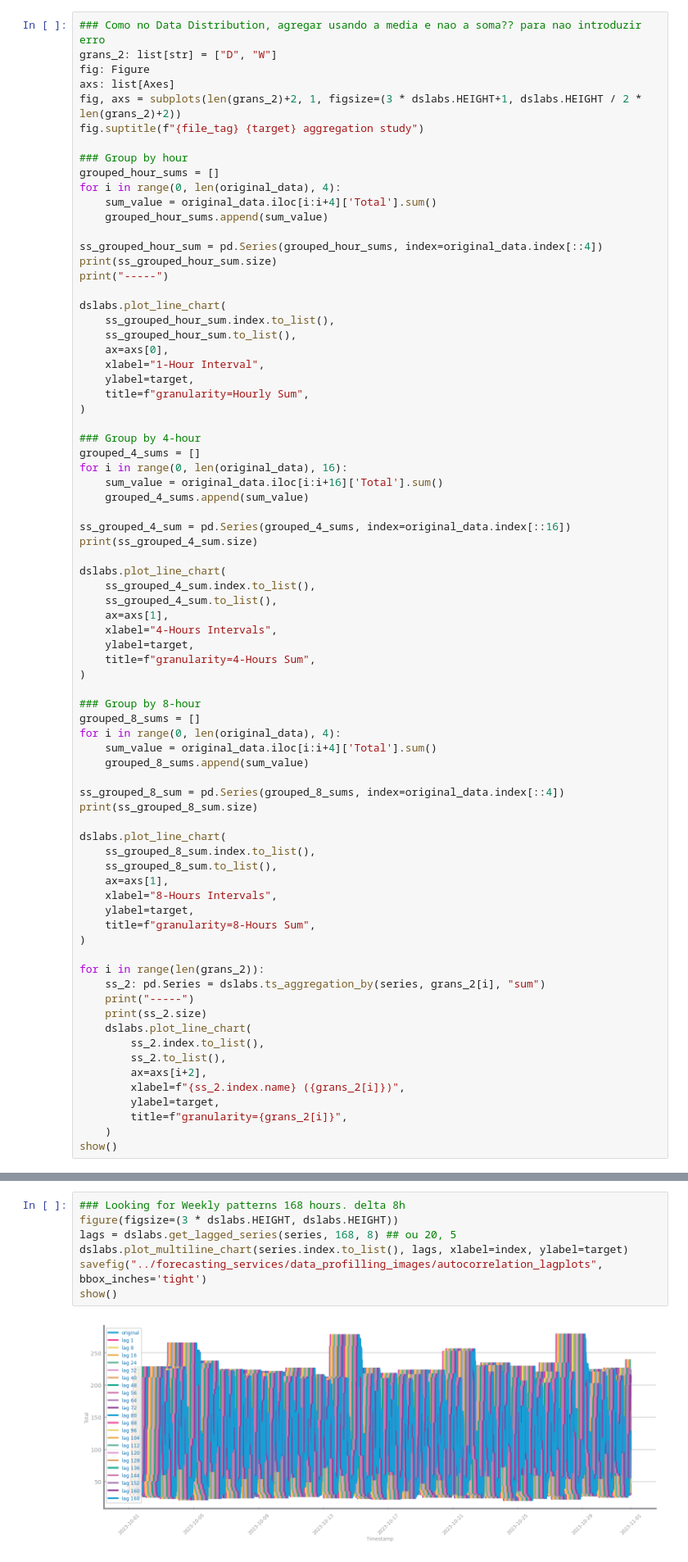
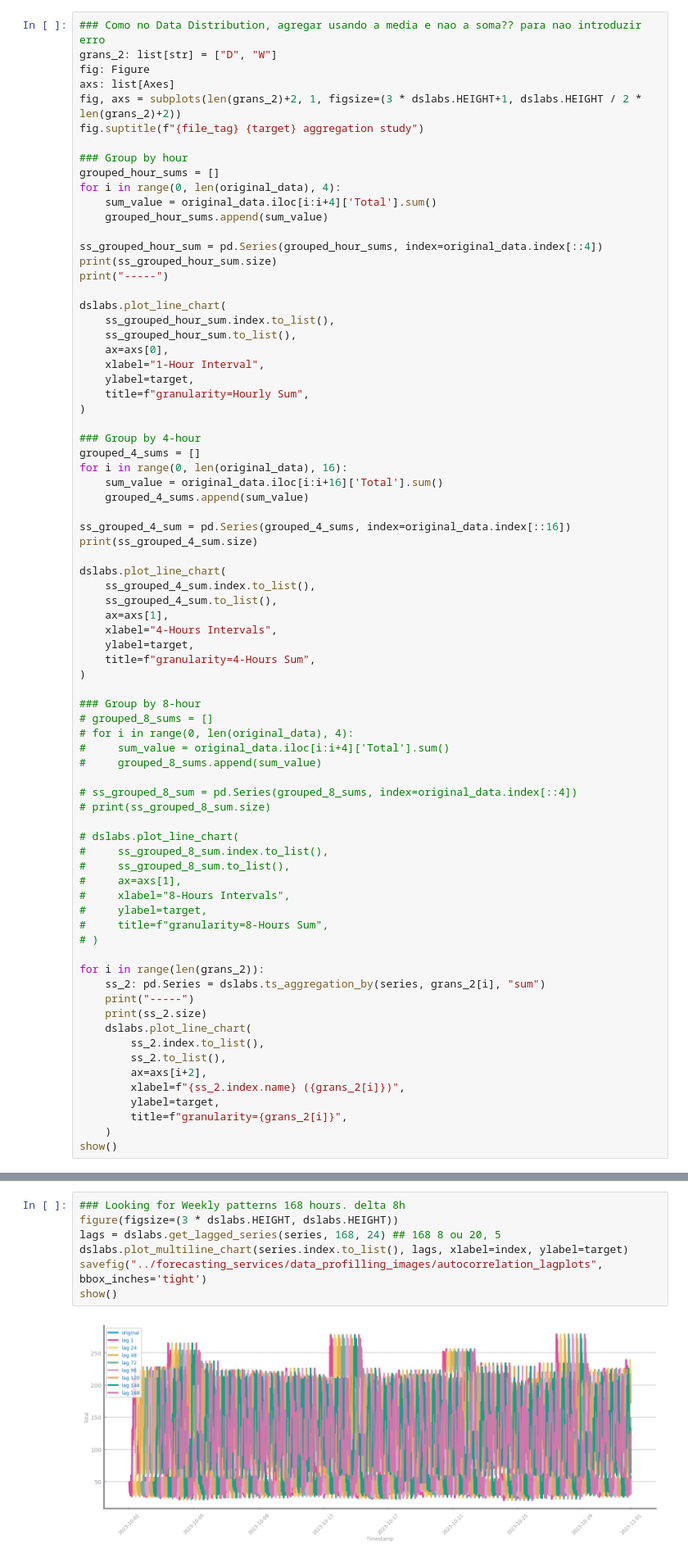
Before and after one commit to franciscoAbreuTecnico/Data-Science-IST, a Jupyter notebook: forecasting_services/data_profilling.ipynb, the cells around one changed output, grey strips where cells are left out. Shown at 82% size. Cells and saved outputs as stored; diff of their text form.

```diff
--- a/forecasting_services/data_profilling.ipynb
+++ b/forecasting_services/data_profilling.ipynb
@@ -201,22 +204,22 @@ dslabs.plot_line_chart(
 )
 
 ### Group by 8-hour
-grouped_8_sums = []
-for i in range(0, len(original_data), 4):
-    sum_value = original_data.iloc[i:i+4]['Total'].sum()
-    grouped_8_sums.append(sum_value)
+# grouped_8_sums = []
+# for i in range(0, len(original_data), 4):
+#     sum_value = original_data.iloc[i:i+4]['Total'].sum()
+#     grouped_8_sums.append(sum_value)
 
-ss_grouped_8_sum = pd.Series(grouped_8_sums, index=original_data.index[::4])
-print(ss_grouped_8_sum.size)
+# ss_grouped_8_sum = pd.Series(grouped_8_sums, index=original_data.index[::4])
+# print(ss_grouped_8_sum.size)
 
-dslabs.plot_line_chart(
-    ss_grouped_8_sum.index.to_list(),
-    ss_grouped_8_sum.to_list(),
-    ax=axs[1],
-    xlabel="8-Hours Intervals",
-    ylabel=target,
-    title=f"granularity=8-Hours Sum",
-)
+# dslabs.plot_line_chart(
+#     ss_grouped_8_sum.index.to_list(),
+#     ss_grouped_8_sum.to_list(),
+#     ax=axs[1],
+#     xlabel="8-Hours Intervals",
+#     ylabel=target,
+#     title=f"granularity=8-Hours Sum",
+# )
 
 for i in range(len(grans_2)):
     ss_2: pd.Series = dslabs.ts_aggregation_by(series, grans_2[i], "sum")
@@ -352,12 +355,12 @@ show()
 # %%
 ### Looking for Weekly patterns 168 hours. delta 8h
 figure(figsize=(3 * dslabs.HEIGHT, dslabs.HEIGHT))
-lags = dslabs.get_lagged_series(series, 168, 8) ## ou 20, 5
+lags = dslabs.get_lagged_series(series, 168, 24) ## 168 8 ou 20, 5
 dslabs.plot_multiline_chart(series.index.to_list(), lags, xlabel=index, ylabel=target)
 savefig("../forecasting_services/data_profilling_images/autocorrelation_lagplots", bbox_inches='tight')
 show()
 # %% [output]
-[figure, old version]
+[figure, new version]
 # %%
 dslabs.autocorrelation_study(series, 10, 1)
 savefig("../forecasting_services/data_profilling_images/autocorrelation_correlogram_1", bbox_inches='tight')
```
Also changed, not shown: parts of 4 cells of this notebook.
